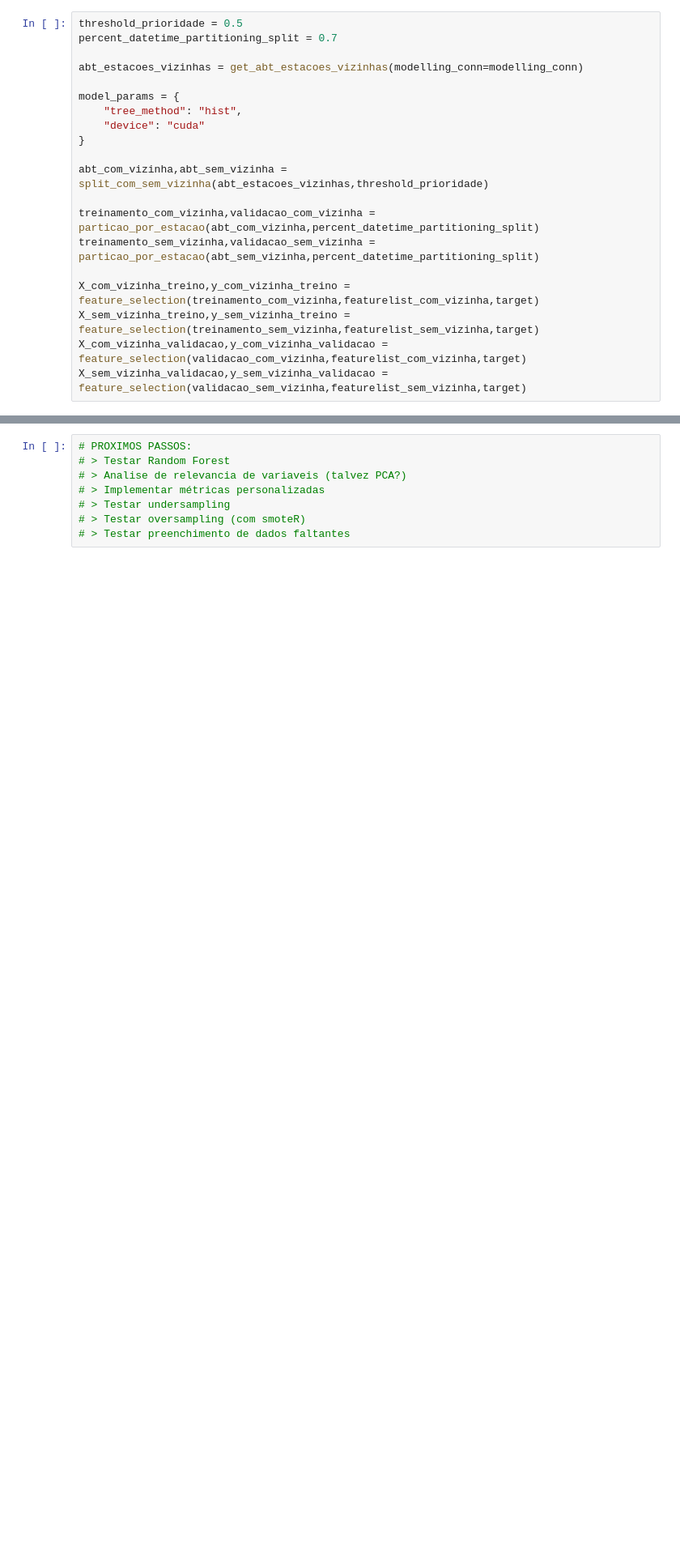
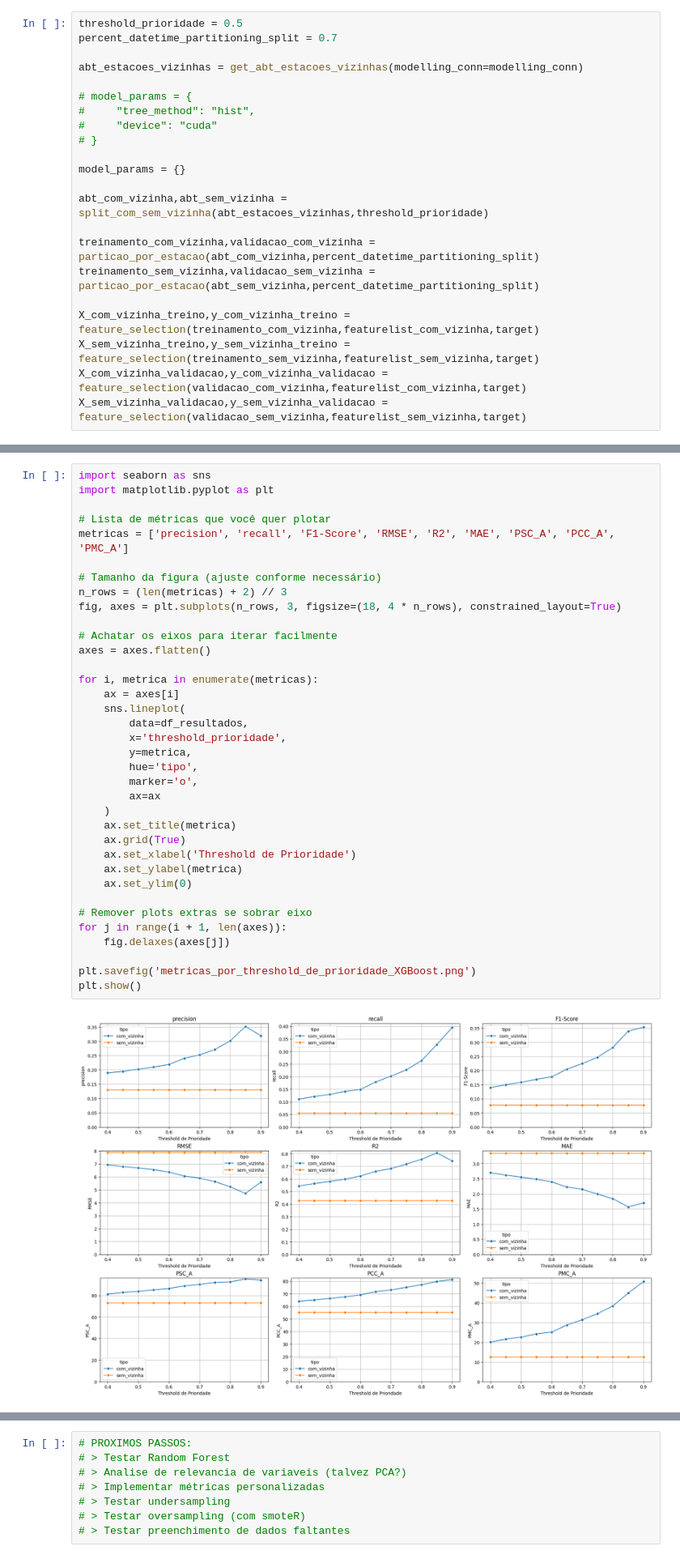
Before and after one commit to mateus-santos-rocha/doutorado, a Jupyter notebook: 3.modelling.ipynb, the cells around one changed output, grey strips where cells are left out. Shown at 81% size. Cells and saved outputs as stored; diff of their text form; blank space fills up the shorter version.

Commit message:
modelling tests threshold de prioridade

```diff
--- a/3.modelling.ipynb
+++ b/3.modelling.ipynb
@@ -33,10 +34,12 @@ percent_datetime_partitioning_split = 0.7
 
 abt_estacoes_vizinhas = get_abt_estacoes_vizinhas(modelling_conn=modelling_conn)
 
-model_params = {
-    "tree_method": "hist",
-    "device": "cuda"
-}
+# model_params = {
+#     "tree_method": "hist",
+#     "device": "cuda"
+# }
+
+model_params = {}
 
 abt_com_vizinha,abt_sem_vizinha = split_com_sem_vizinha(abt_estacoes_vizinhas,threshold_prioridade)
 
@@ -127,0 +196,38 @@ plt.show()
+# %%
+import seaborn as sns
+import matplotlib.pyplot as plt
+
+# Lista de métricas que você quer plotar
+metricas = ['precision', 'recall', 'F1-Score', 'RMSE', 'R2', 'MAE', 'PSC_A', 'PCC_A', 'PMC_A']
+
+# Tamanho da figura (ajuste conforme necessário)
+n_rows = (len(metricas) + 2) // 3
+fig, axes = plt.subplots(n_rows, 3, figsize=(18, 4 * n_rows), constrained_layout=True)
+
+# Achatar os eixos para iterar facilmente
+axes = axes.flatten()
+
+for i, metrica in enumerate(metricas):
+    ax = axes[i]
+    sns.lineplot(
+        data=df_resultados,
+        x='threshold_prioridade',
+        y=metrica,
+        hue='tipo',
+        marker='o',
+        ax=ax
+    )
+    ax.set_title(metrica)
+    ax.grid(True)
+    ax.set_xlabel('Threshold de Prioridade')
+    ax.set_ylabel(metrica)
+    ax.set_ylim(0)
+
+# Remover plots extras se sobrar eixo
+for j in range(i + 1, len(axes)):
+    fig.delaxes(axes[j])
+
+plt.savefig('metricas_por_threshold_de_prioridade_XGBoost.png')
+plt.show()
+# %% [output]
+[figure, added]
```
Also changed, not shown: parts of 13 cells of this notebook, 3 other files.
